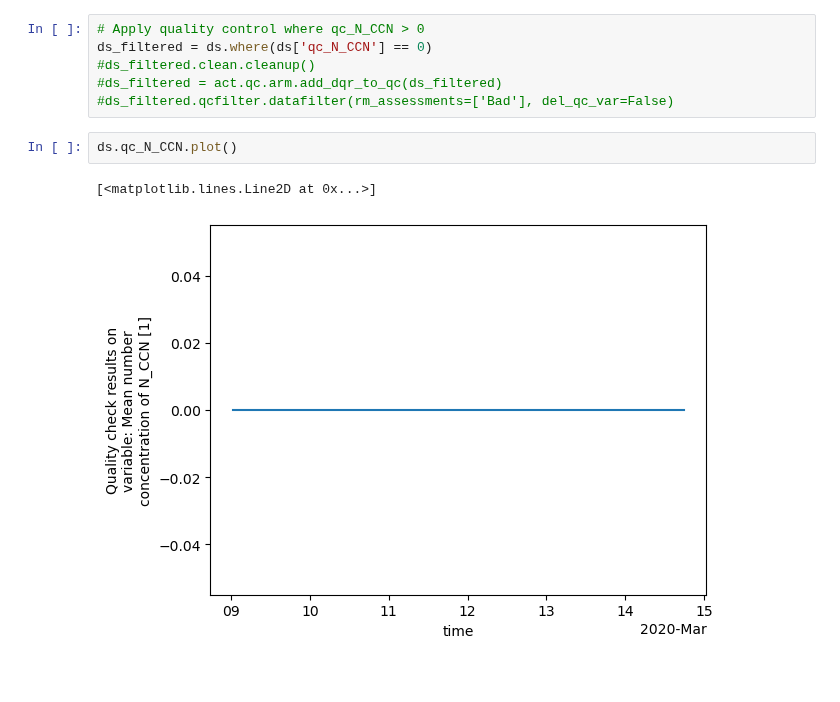
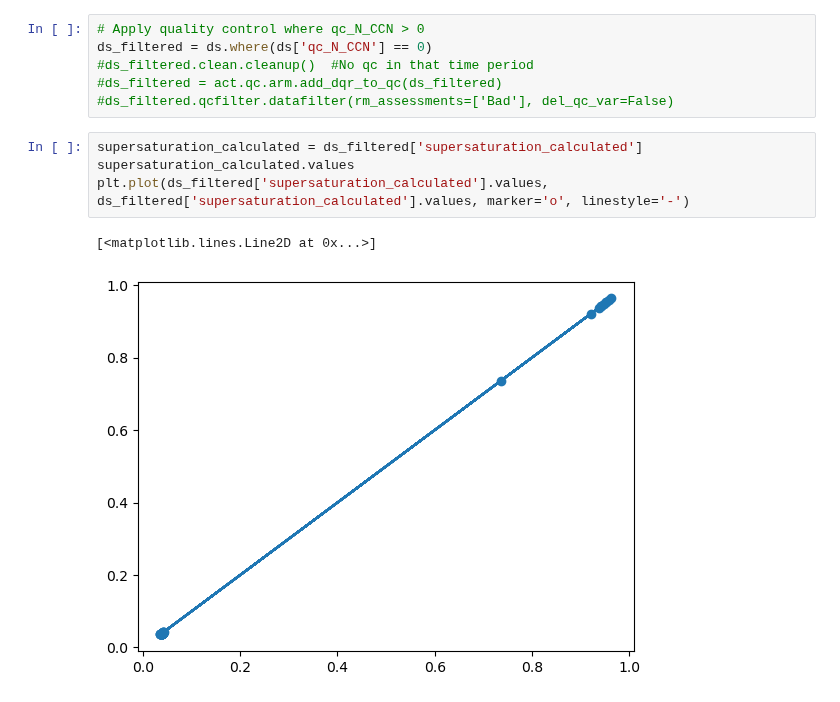
Before and after one commit to nmathewa/ARM-2024-high-latitude, a Jupyter notebook: anxccn.ipynb, the cells around one changed output. Cells and saved outputs as stored; diff of their text form; blank space fills up the shorter version.

```diff
--- a/anxccn.ipynb
+++ b/anxccn.ipynb
@@ -37,12 +62,14 @@ Facility. https://doi.org/10.5439/1729907
 # %%
 # Apply quality control where qc_N_CCN > 0
 ds_filtered = ds.where(ds['qc_N_CCN'] == 0)
-#ds_filtered.clean.cleanup()
+#ds_filtered.clean.cleanup()  #No qc in that time period
 #ds_filtered = act.qc.arm.add_dqr_to_qc(ds_filtered)
 #ds_filtered.qcfilter.datafilter(rm_assessments=['Bad'], del_qc_var=False)
-# %%
-ds.qc_N_CCN.plot()
-# %% [output]
-[<matplotlib.lines.Line2D at 0x...>]
-[figure, removed]
+# %%
+supersaturation_calculated = ds_filtered['supersaturation_calculated']
+supersaturation_calculated.values
+plt.plot(ds_filtered['supersaturation_calculated'].values, ds_filtered['supersaturation_calculated'].values, marker='o', linestyle='-')
+# %% [output]
+[<matplotlib.lines.Line2D at 0x...>]
+[figure, added]
 # %%
```
Also changed, not shown: parts of 20 cells of this notebook.
